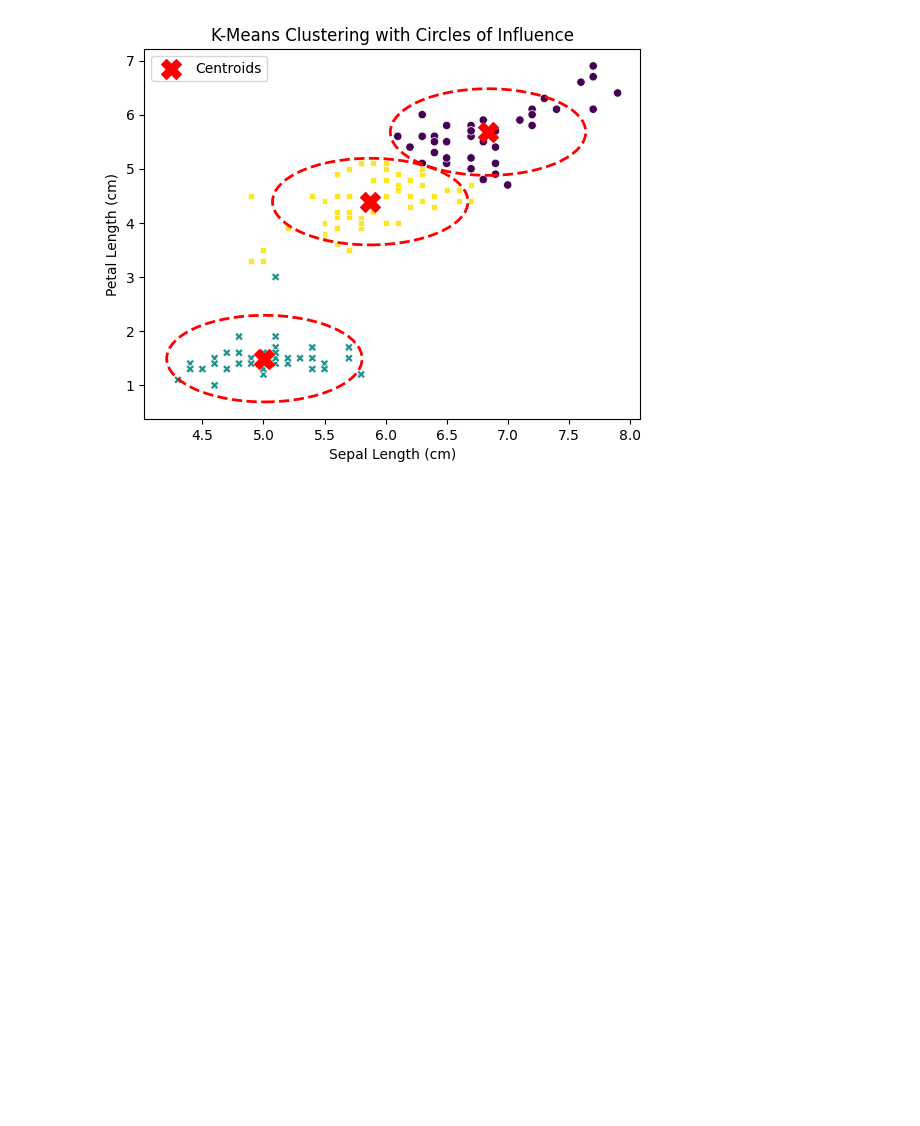
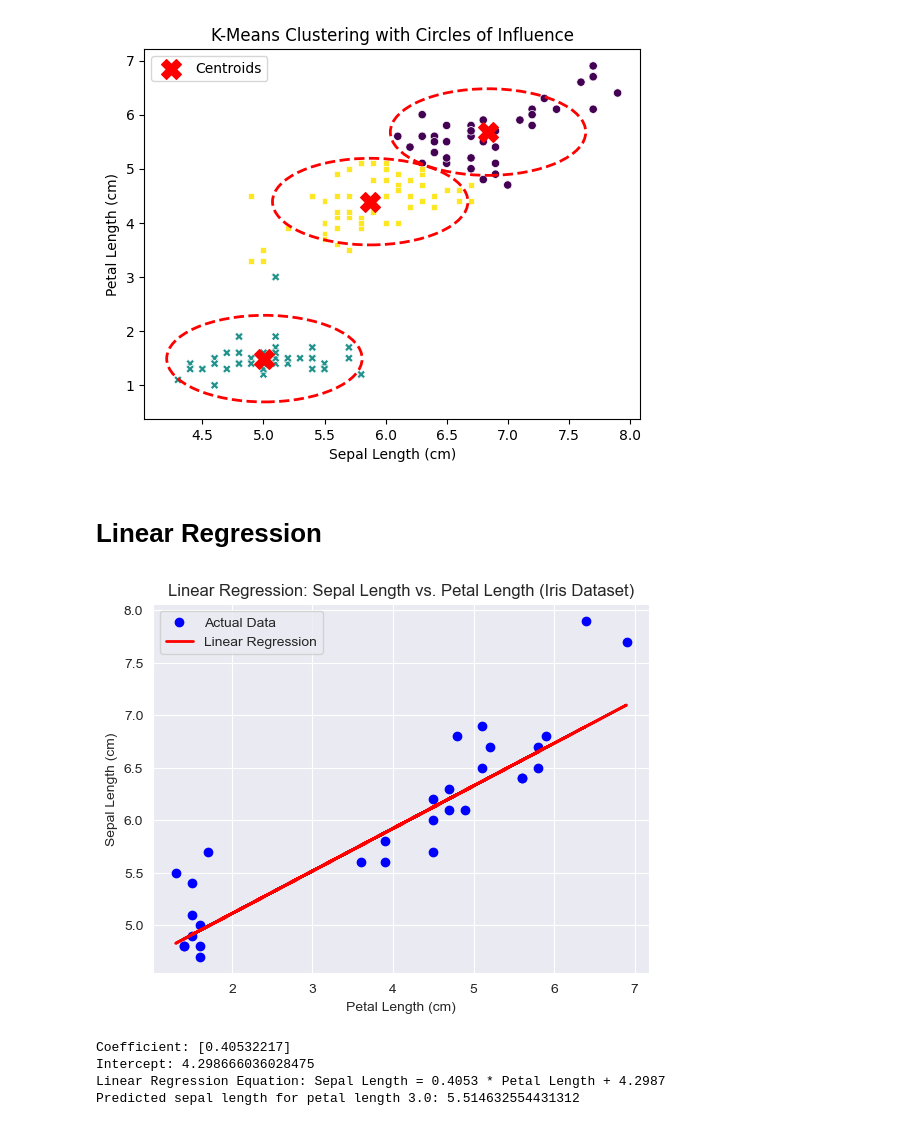
Before and after one commit to Shounaks/SIT719_Analytics_For_Security_And_Privacy, a Jupyter notebook: sample-scikit-tasks.ipynb, the cells around one changed output. Drawn from its saved outputs; the diff is of its cells as text; code cells hidden in the pictures; blank space fills up the shorter version.

```diff
--- a/sample-scikit-tasks.ipynb
+++ b/sample-scikit-tasks.ipynb
@@ -71,3 +70,69 @@ plt.legend()
 plt.show()
 # %% [output]
 [figure]
+# %% [markdown]
+# Linear Regression
+# %%
+import matplotlib.pyplot as plt
+import numpy as np
+from sklearn import datasets, linear_model
+from sklearn.model_selection import train_test_split
+import pandas as pd
+
+# Load the Iris dataset
+iris = datasets.load_iris()
+iris_df = pd.DataFrame(data= np.c_[iris['data'], iris['target']],
+                     columns= iris['feature_names'] + ['target'])
+
+# Select petal length and sepal length as features
+X = iris_df[['petal length (cm)']]  # Feature (independent variable)
+y = iris_df['sepal length (cm)']   # Target (dependent variable)
+
+# Split the data into training and testing sets
+X_train, X_test, y_train, y_test = train_test_split(X, y, test_size=0.2, random_state=42)
+
+# Create a linear regression model
+model = linear_model.LinearRegression()
+
+# Train the model
+model.fit(X_train, y_train)
+
+# Make predictions on the test set
+y_pred = model.predict(X_test)
+
+# Create a scatter plot of the data points
+plt.scatter(X_test, y_test, color='blue', label='Actual Data')
+
+# Plot the regression line
+plt.plot(X_test, y_pred, color='red', linewidth=2, label='Linear Regression')
+
+# Add labels and title
+plt.xlabel('Petal Length (cm)')
+plt.ylabel('Sepal Length (cm)')
+plt.title('Linear Regression: Sepal Length vs. Petal Length (Iris Dataset)')
+
+# Add legend
+plt.legend()
+
+# Show the plot
+plt.show()
+
+# Print the model coefficients (optional)
+print('Coefficient:', model.coef_)
+print('Intercept:', model.intercept_)
+
+# Linear Regression Equation
+coefficient = model.coef_[0]
+intercept = model.intercept_
+print(f'Linear Regression Equation: Sepal Length = {coefficient:.4f} * Petal Length + {intercept:.4f}')
+
+#Example prediction.
+example_petal_length = np.array([[3.0]]) #must be 2D array
+predicted_sepal_length = model.predict(example_petal_length)
+print(f"Predicted sepal length for petal length 3.0: {predicted_sepal_length[0]}")
+# %% [output]
+[figure, added]
+Coefficient: [0.40532217]
+Intercept: 4.298666036028475
+Linear Regression Equation: Sepal Length = 0.4053 * Petal Length + 4.2987
+Predicted sepal length for petal length 3.0: 5.514632554431312
```
Also changed, not shown: parts of 1 cell of this notebook, 3 other files.
